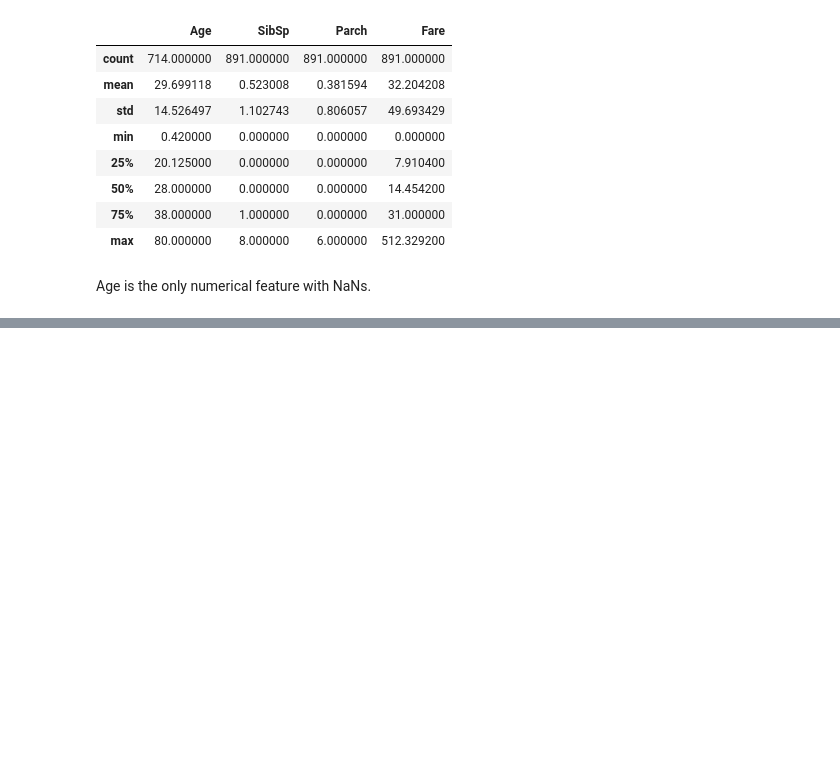
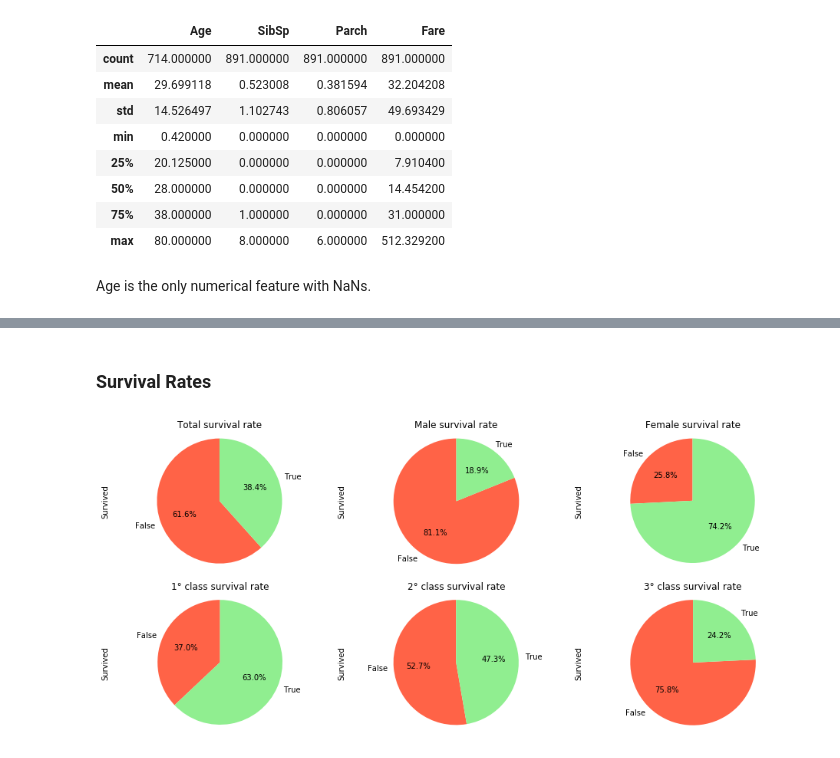
Before and after one commit to yangvnks/titanic-classification, a Jupyter notebook: data-visualisation.ipynb, the cells around one changed output, grey strips where cells are left out. Cells and saved outputs as stored; diff of their text form; code cells hidden in the pictures; blank space fills up the shorter version.

```diff
--- a/data-visualisation.ipynb
+++ b/data-visualisation.ipynb
@@ -187,0 +107,54 @@ plt.show()
+# %% [markdown]
+### Survival Rates
+# %%
+# Specifies the parameters of our graphs
+fig = plt.figure(figsize=(13,6))
+
+
+# Plots a bar graph of those who surived vs those who did not
+ax1 = plt.subplot2grid((2,3), (0,0))
+df.Survived.value_counts() \
+.plot(kind='pie', title='Total survival rate', startangle=90, \
+      autopct='%1.1f%%', colors=['tomato', 'lightgreen']).axis('equal')
+
+
+# Survival rate wrt Sex
+df_male = df.Survived[df.Sex == 'male'].value_counts(normalize=True, sort=False)
+df_female = df.Survived[df.Sex == 'female'].value_counts(normalize=True, sort=False)
+
+## male survival plot
+ax7 = plt.subplot2grid((2,3),(0,1))
+df_male.plot(kind='pie', title='Male survival rate', startangle=90, \
+                 autopct='%1.1f%%', colors=['tomato', 'lightgreen']).axis('equal')
+
+## female survival plot
+ax8 = plt.subplot2grid((2,3),(0,2))
+df_female.plot(kind='pie', title='Female survival rate', startangle=90, \
+                 autopct='%1.1f%%', colors=['tomato', 'lightgreen']).axis('equal')
+
+
+# Survival rate wrt Pclass
+df_first_cl = df.Survived[df.Pclass == '1'].value_counts(normalize=True, sort=False)
+df_second_cl = df.Survived[df.Pclass == '2'].value_counts(normalize=True, sort=False)
+df_third_cl = df.Survived[df.Pclass == '3'].value_counts(normalize=True, sort=False)
+
+## survival rate of 1° class
+ax4 = plt.subplot2grid((2,3),(1,0))
+df_first_cl.plot(kind='pie', title='1° class survival rate', startangle=90, \
+                 autopct='%1.1f%%', colors=['tomato', 'lightgreen']).axis('equal')
+
+## survival rate of 2° class
+ax5 = plt.subplot2grid((2,3),(1,1))
+df_second_cl.plot(kind='pie', title='2° class survival rate', startangle=90, \
+                 autopct='%1.1f%%', colors=['tomato', 'lightgreen']).axis('equal')
+
+## survival rate of 3° class
+ax6 = plt.subplot2grid((2,3),(1,2))
+df_third_cl.plot(kind='pie', title='3° class survival rate', startangle=90, \
+                 autopct='%1.1f%%', colors=['tomato', 'lightgreen']).axis('equal')
+
+
+plt.tight_layout()
+plt.show()
+# %% [output]
+[figure, added]
```
Also changed, not shown: parts of 13 cells of this notebook, 1 other file.
